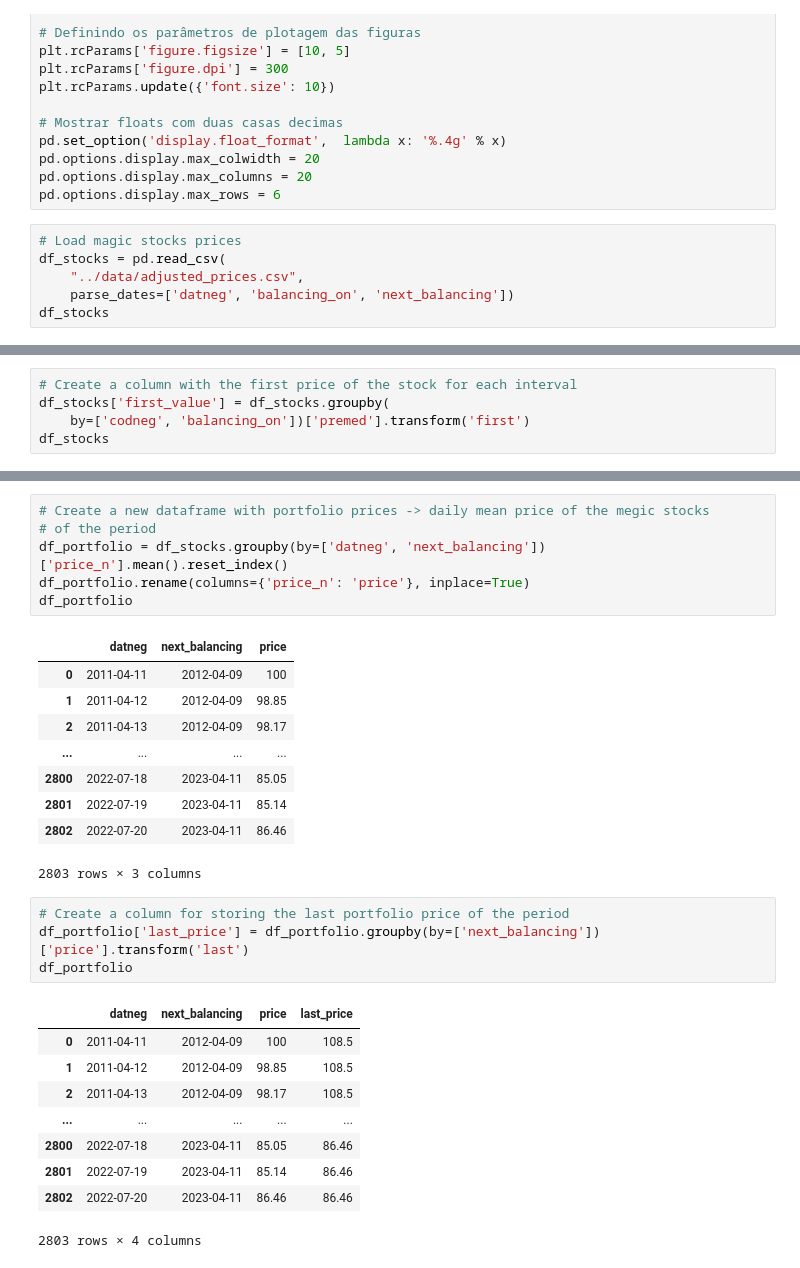
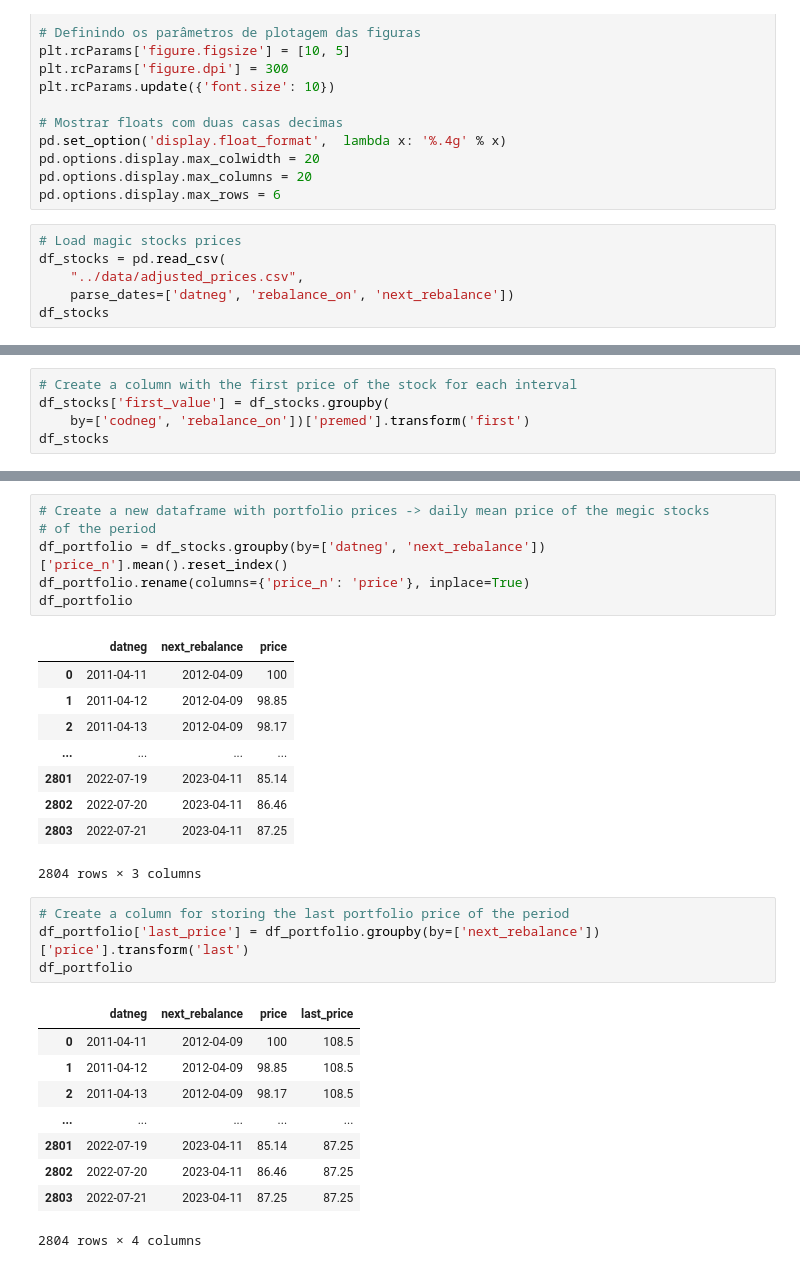
Before and after one commit to AlgebraQuant/MagicFormula, a Jupyter notebook: src/7_total_return.ipynb, the cells around one changed output, grey strips where cells are left out. Drawn from its saved outputs; the diff is of its cells as text.

```diff
--- a/src/7_total_return.ipynb
+++ b/src/7_total_return.ipynb
@@ -20,6 +20,6 @@ pd.options.display.max_rows = 6
 # Load magic stocks prices
 df_stocks = pd.read_csv(
     "../data/adjusted_prices.csv",
-    parse_dates=['datneg', 'balancing_on', 'next_balancing'])
+    parse_dates=['datneg', 'rebalance_on', 'next_rebalance'])
 df_stocks
 # %% [output]
@@ -35,6 +35,6 @@ df_stocks
 # %%
 # Create a column with the first price of the stock for each interval
 df_stocks['first_value'] = df_stocks.groupby(
-    by=['codneg', 'balancing_on'])['premed'].transform('first')
+    by=['codneg', 'rebalance_on'])['premed'].transform('first')
 df_stocks
 # %% [output]
@@ -64,33 +64,33 @@ df_stocks
 # %%
 # Create a new dataframe with portfolio prices -> daily mean price of the megic stocks
 # of the period
-df_portfolio = df_stocks.groupby(by=['datneg', 'next_balancing'])['price_n'].mean().reset_index()
+df_portfolio = df_stocks.groupby(by=['datneg', 'next_rebalance'])['price_n'].mean().reset_index()
 df_portfolio.rename(columns={'price_n': 'price'}, inplace=True)
 df_portfolio
 # %% [output]
-|  | datneg | next_balancing | price |
+|  | datneg | next_rebalance | price |
 | 0 | 2011-04-11 | 2012-04-09 | 100 |
 | 1 | 2011-04-12 | 2012-04-09 | 98.85 |
 | 2 | 2011-04-13 | 2012-04-09 | 98.17 |
 | ... | ... | ... | ... |
-| 2800 | 2022-07-18 | 2023-04-11 | 85.05 |
 | 2801 | 2022-07-19 | 2023-04-11 | 85.14 |
 | 2802 | 2022-07-20 | 2023-04-11 | 86.46 |
+| 2803 | 2022-07-21 | 2023-04-11 | 87.25 |
-2803 rows × 3 columns
+2804 rows × 3 columns
 # %%
 # Create a column for storing the last portfolio price of the period
-df_portfolio['last_price'] = df_portfolio.groupby(by=['next_balancing'])['price'].transform('last')
+df_portfolio['last_price'] = df_portfolio.groupby(by=['next_rebalance'])['price'].transform('last')
 df_portfolio
 # %% [output]
-|  | datneg | next_balancing | price | last_price |
+|  | datneg | next_rebalance | price | last_price |
 | 0 | 2011-04-11 | 2012-04-09 | 100 | 108.5 |
 | 1 | 2011-04-12 | 2012-04-09 | 98.85 | 108.5 |
 | 2 | 2011-04-13 | 2012-04-09 | 98.17 | 108.5 |
 | ... | ... | ... | ... | ... |
-| 2800 | 2022-07-18 | 2023-04-11 | 85.05 | 86.46 |
-| 2801 | 2022-07-19 | 2023-04-11 | 85.14 | 86.46 |
-| 2802 | 2022-07-20 | 2023-04-11 | 86.46 | 86.46 |
+| 2801 | 2022-07-19 | 2023-04-11 | 85.14 | 87.25 |
+| 2802 | 2022-07-20 | 2023-04-11 | 86.46 | 87.25 |
+| 2803 | 2022-07-21 | 2023-04-11 | 87.25 | 87.25 |
-2803 rows × 4 columns
+2804 rows × 4 columns
 # %%
 # The multiplier column will store the last price only in the last day of the group,
 # making others values equal to 1
```
Also changed, not shown: parts of 16 cells of this notebook, 6 other files.
